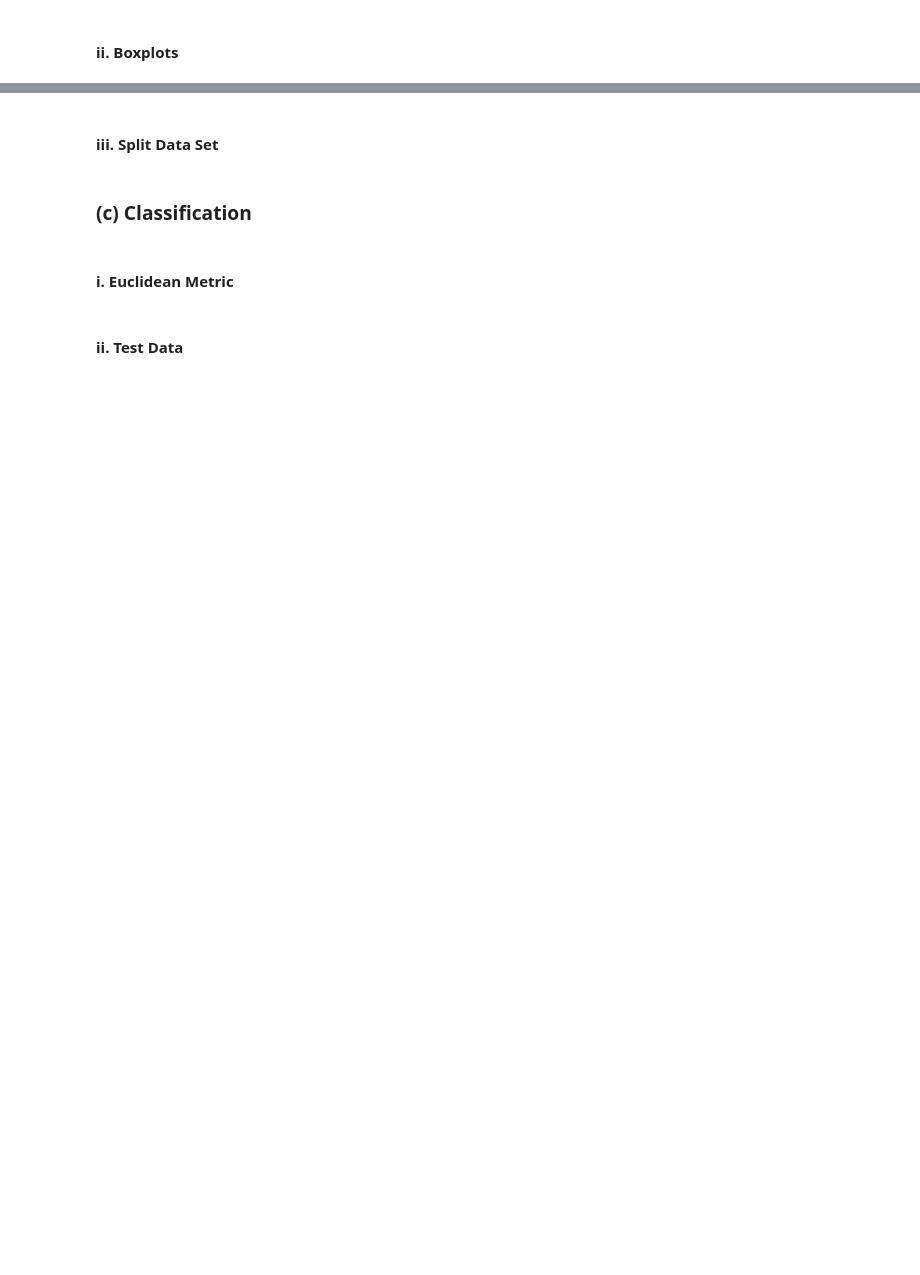
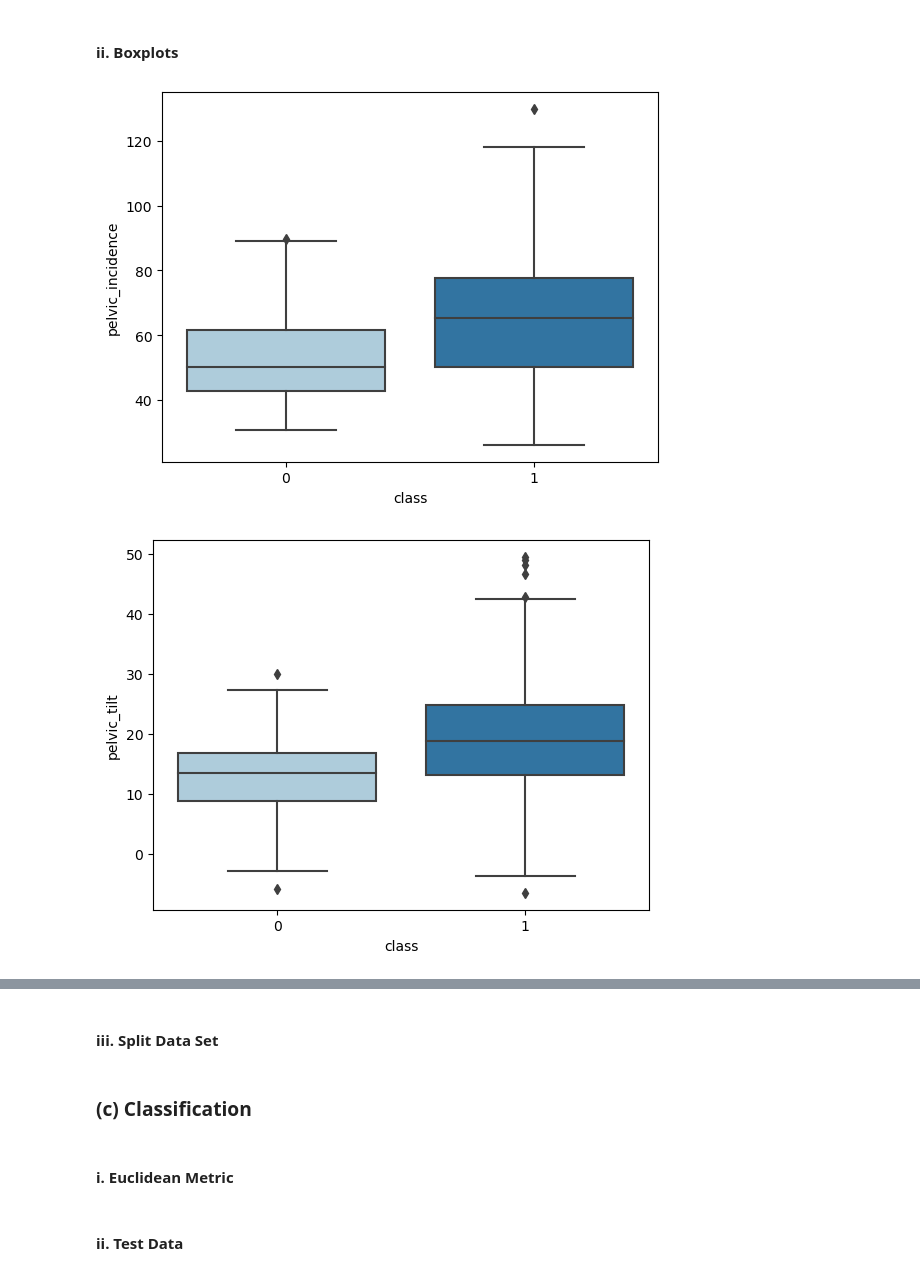
Before and after one commit to sree369nidhi/DSCI-552, a Jupyter notebook: HW1/notebook/KNN/Munimadugu_Sreenidhi Iyengar_HW1.ipynb, the cells around one changed output, grey strips where cells are left out. Drawn from its saved outputs; the diff is of its cells as text; code cells hidden in the pictures; blank space fills up the shorter version.

```diff
--- a/HW1/notebook/KNN/Munimadugu_Sreenidhi Iyengar_HW1.ipynb
+++ b/HW1/notebook/KNN/Munimadugu_Sreenidhi Iyengar_HW1.ipynb
@@ -21,2 +99,17 @@ Get the Vertebral Column Data Set
 # %% [markdown]
 #### ii. Boxplots
+# %%
+"""
+Make boxplots for each of the independent variables. Use color to show
+Classes 0 and 1
+"""
+
+# Box plot of data for each class -- all columns vs class
+
+for column in data_frame.columns:
+    if column != 'class':
+        sns.boxplot(x='class', y=column, data=data_frame)
+        plt.show()
+# %% [output]
+[figure, added]
+[figure, added]
```
Also changed, not shown: parts of 24 cells of this notebook, 2 other files.
